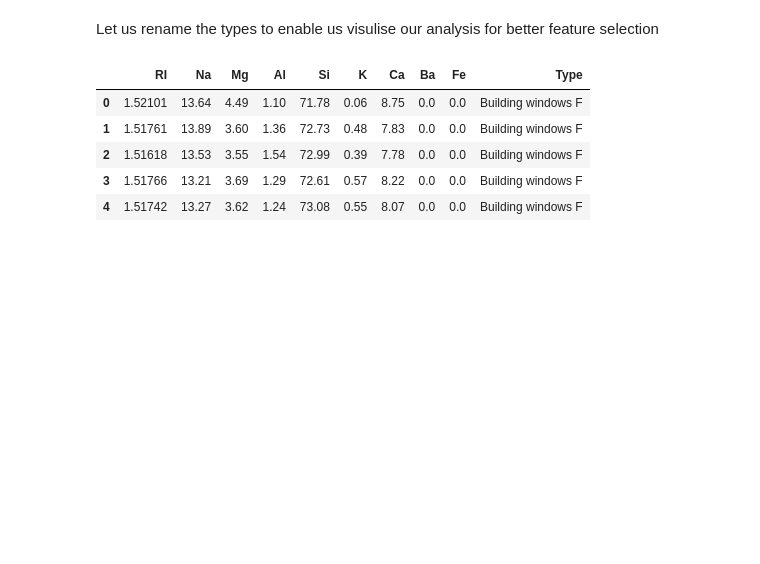
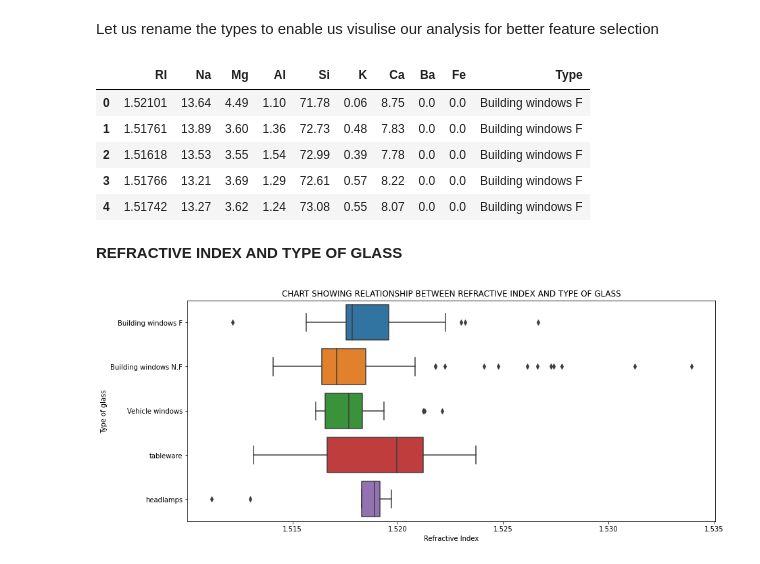
Before and after one commit to MikeDeecode/glass_classification_UCL, a Jupyter notebook: glass_analysis.ipynb, the cells around one changed output. Saved outputs shown, nothing was run; the diff lists cells and outputs as text; code cells hidden in the pictures; blank space fills up the shorter version.

```diff
--- a/glass_analysis.ipynb
+++ b/glass_analysis.ipynb
@@ -96,3 +96,14 @@ glass_data.head()
 | 2 | 1.51618 | 13.53 | 3.55 | 1.54 | 72.99 | 0.39 | 7.78 | 0.0 | 0.0 | Building windows F |
 | 3 | 1.51766 | 13.21 | 3.69 | 1.29 | 72.61 | 0.57 | 8.22 | 0.0 | 0.0 | Building windows F |
 | 4 | 1.51742 | 13.27 | 3.62 | 1.24 | 73.08 | 0.55 | 8.07 | 0.0 | 0.0 | Building windows F |
+# %% [markdown]
+**REFRACTIVE INDEX AND TYPE OF GLASS**
+# %%
+plt.figure(figsize = (14, 6))
+sns.boxplot('RI', 'Type', data = glass_data)
+plt.title("CHART SHOWING RELATIONSHIP BETWEEN REFRACTIVE INDEX AND TYPE OF GLASS")
+plt.xlabel("Refractive Index")
+plt.ylabel("Type of glass")
+plt.show()
+# %% [output]
+[figure, added]
```
